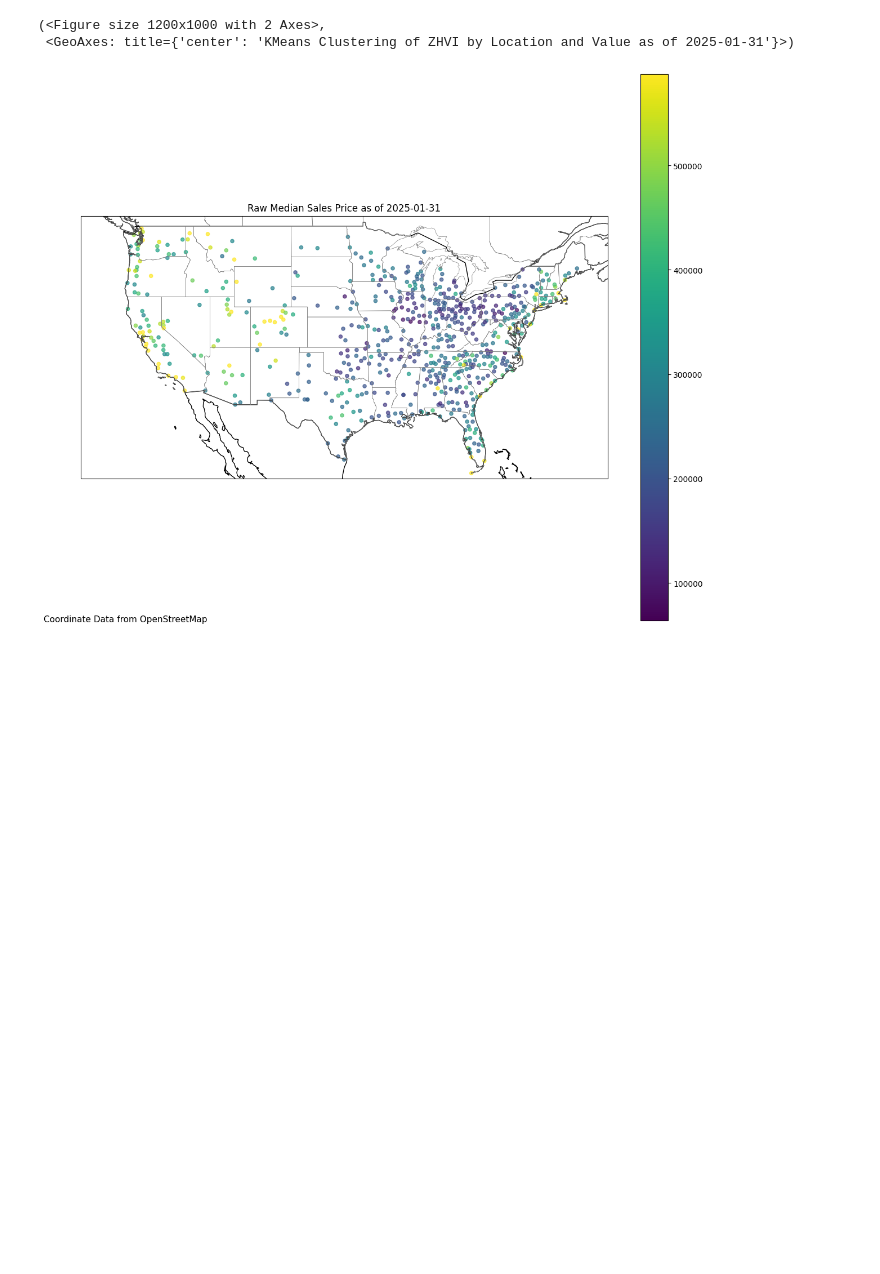
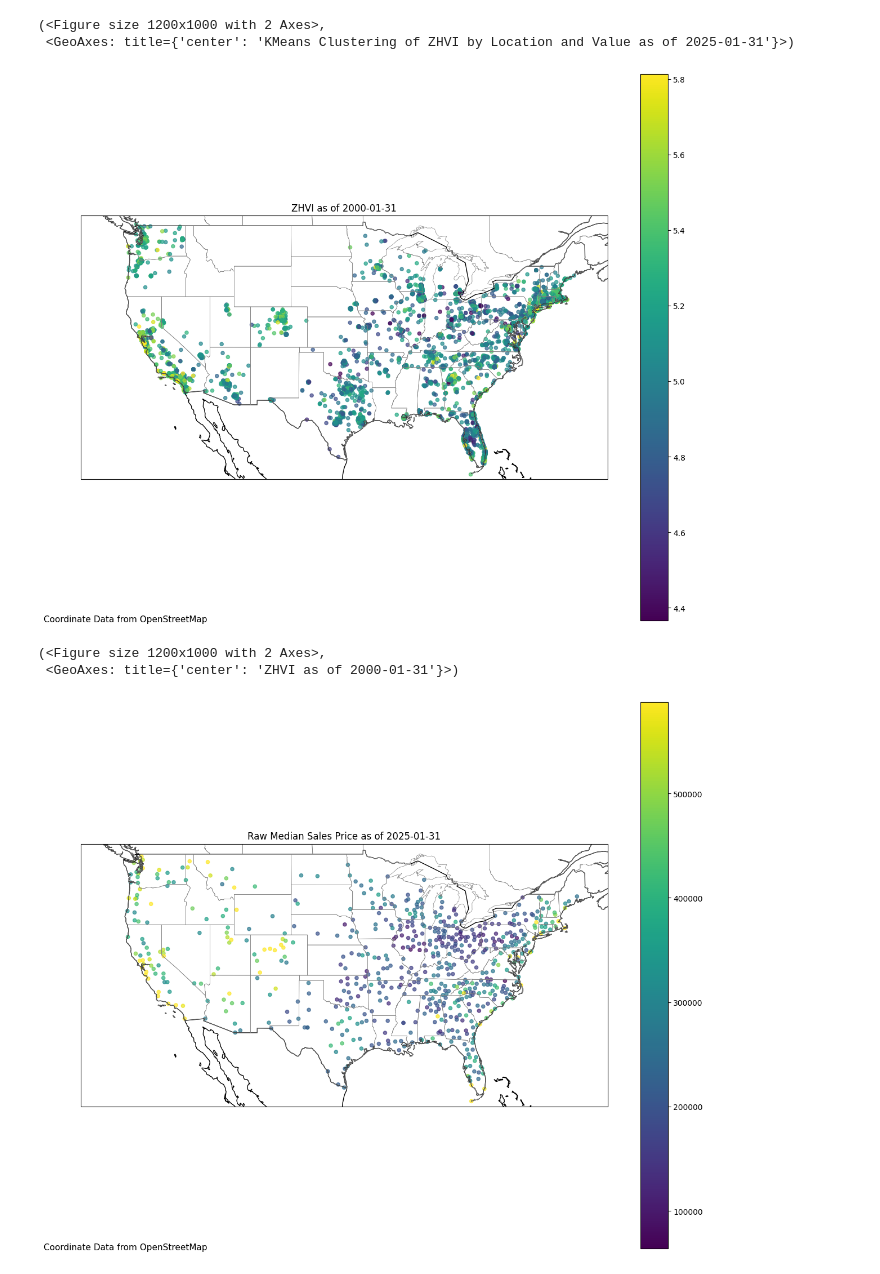
Before and after one commit to JohnathanChan973/CS439_Project_Housing, a Jupyter notebook: db_processing.ipynb, the cells around one changed output. Saved outputs shown, nothing was run; the diff lists cells and outputs as text; code cells hidden in the pictures; blank space fills up the shorter version.

Commit message:
Added an older plot to compare against current

```diff
--- a/db_processing.ipynb
+++ b/db_processing.ipynb
@@ -1270,6 +1272,14 @@ PlottingModels.plot_housing_map(continental_df, np.log10(continental_df["ZHVI"])
 [figure]
 (<Figure size 1200x1000 with 2 Axes>,
  <GeoAxes: title={'center': 'KMeans Clustering of ZHVI by Location and Value as of 2025-01-31'}>)
+# %%
+old_merged_df = DB.select_merged_table(("ZHVI_Data", "Location_Data"), date="2000-01-31")
+old_continental_df = old_merged_df[(old_merged_df["StateName"] != "HI") & (old_merged_df["StateName"] != "AK")] # Want to focus on lower 48
+PlottingModels.plot_housing_map(old_continental_df, np.log10(old_continental_df["ZHVI"]), value_name="ZHVI") # ZHVI 25 years ago for reference
+# %% [output]
+[figure, added]
+(<Figure size 1200x1000 with 2 Axes>,
+ <GeoAxes: title={'center': 'ZHVI as of 2000-01-31'}>)
 # %%
 PlottingModels.plot_housing_map(continental_sales_raw_df, continental_sales_raw_df["Median_Sales_Raw"], value_name="Raw Median Sales Price")
 # %% [output]
```
Also changed, not shown: parts of 2 cells of this notebook.
